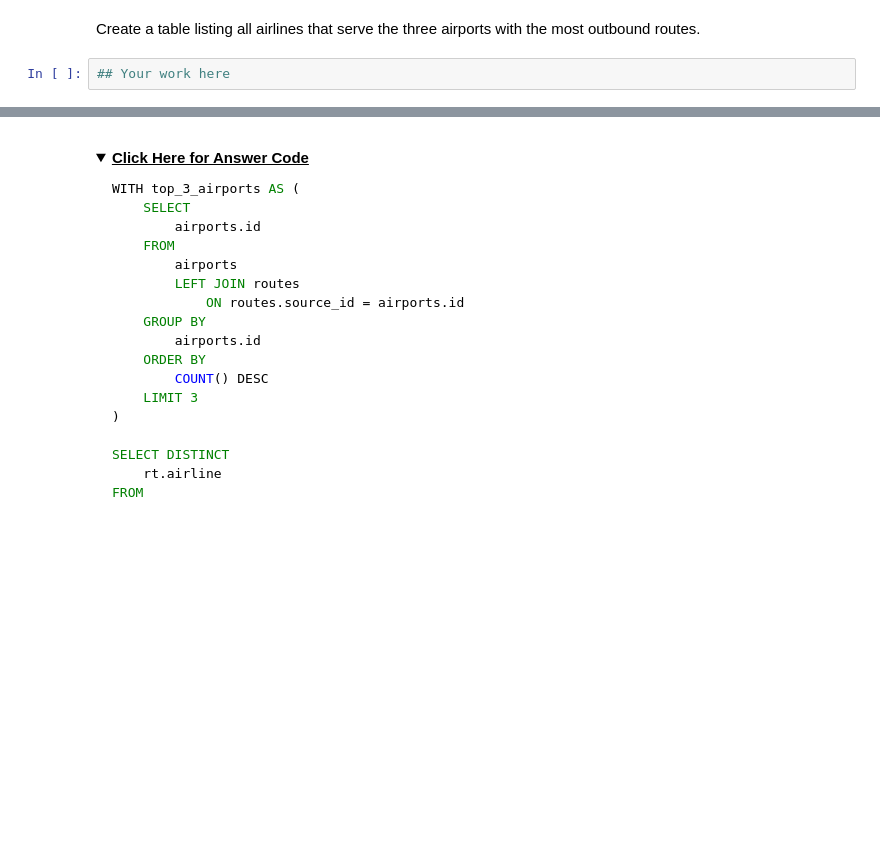
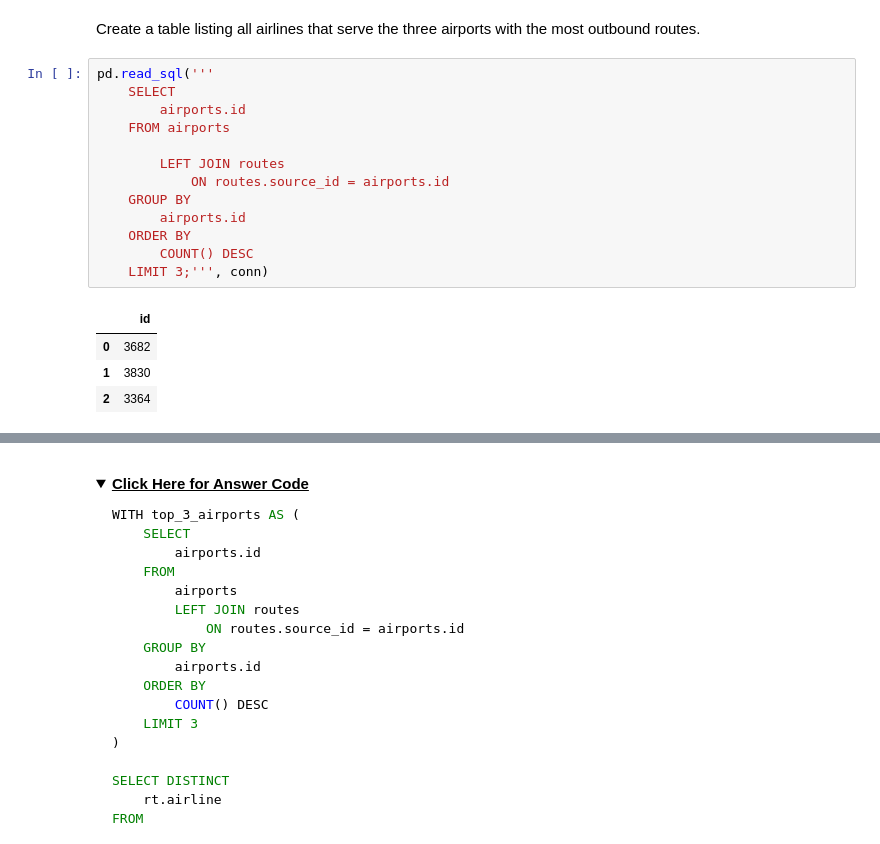
Before and after one commit to njw27/ds-sql-subqueries-kbo33, a Jupyter notebook: SQL_Subqueries.ipynb, the cells around one changed output, grey strips where cells are left out. Saved outputs shown, nothing was run; the diff lists cells and outputs as text; folded sections open; blank space fills up the shorter version.

```diff
--- a/SQL_Subqueries.ipynb
+++ b/SQL_Subqueries.ipynb
@@ -194,5 +261,21 @@ ORDER BY
 ### Exercise
 # %% [markdown]
 Create a table listing all airlines that serve the three airports with the most outbound routes.
-# %%
-## Your work here
+# %%
+pd.read_sql('''
+    SELECT
+        airports.id
+    FROM airports
+
+        LEFT JOIN routes
+            ON routes.source_id = airports.id
+    GROUP BY
+        airports.id
+    ORDER BY
+        COUNT() DESC
+    LIMIT 3;''', conn)
+# %% [output]
+|  | id |
+| 0 | 3682 |
+| 1 | 3830 |
+| 2 | 3364 |
```
Also changed, not shown: parts of 7 cells of this notebook.
